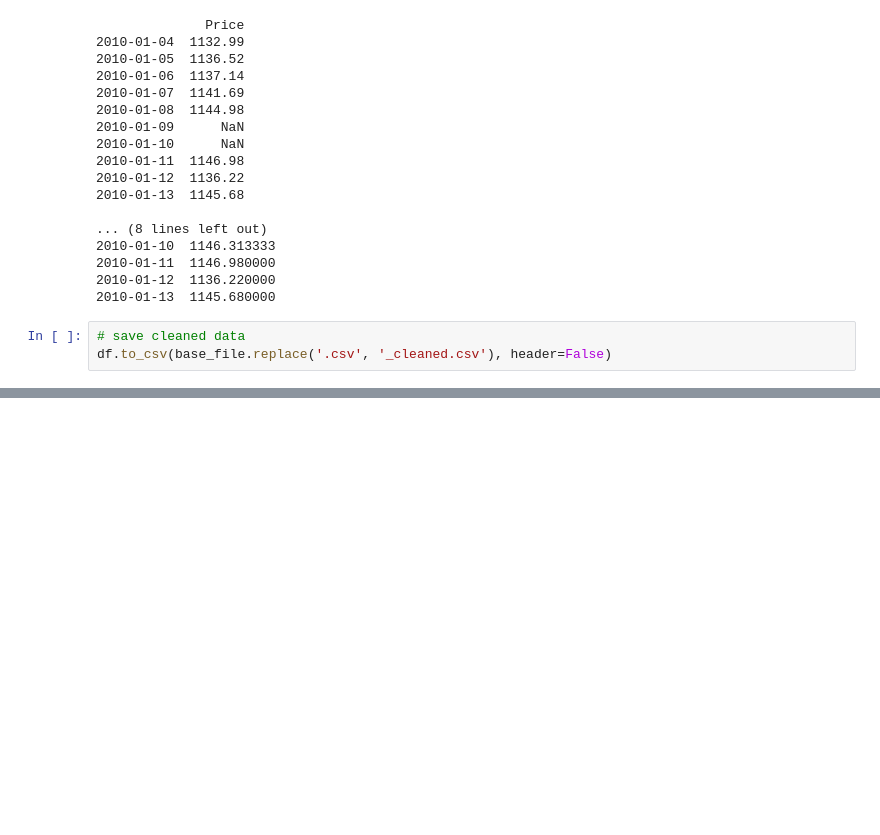
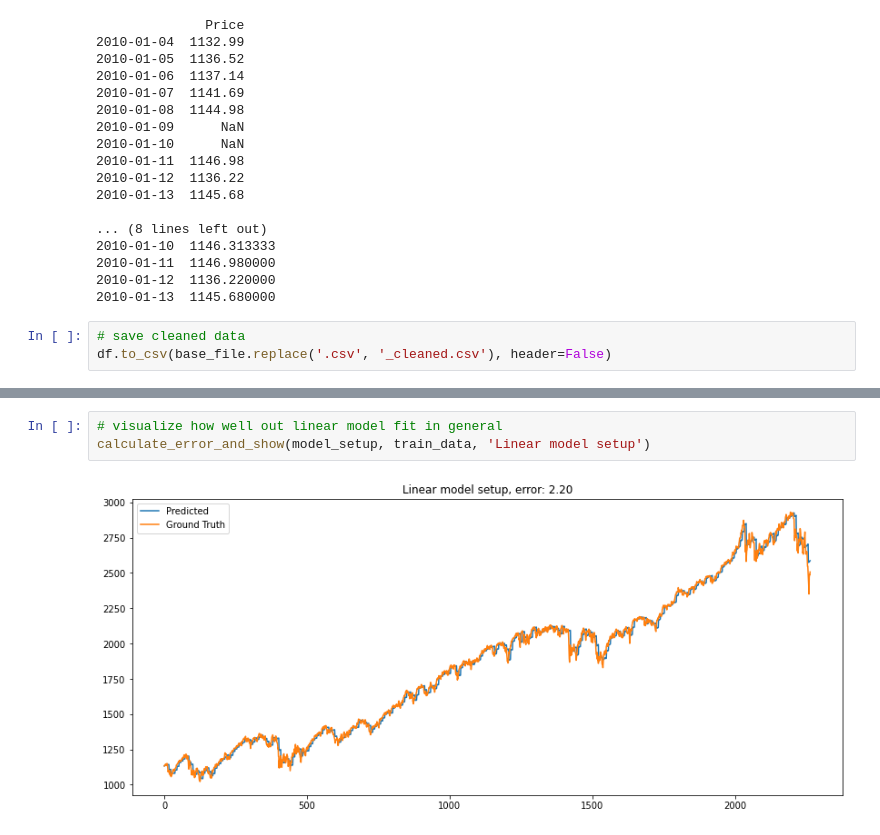
Before and after one commit to ikhlestov/data_mining, a Jupyter notebook: lr_1/time_series.ipynb, the cells around one changed output, grey strips where cells are left out. Cells and saved outputs as stored; diff of their text form; blank space fills up the shorter version.

```diff
--- a/lr_1/time_series.ipynb
+++ b/lr_1/time_series.ipynb
@@ -183,0 +232,5 @@ plot(df_debug['m1'])
+# %%
+# visualize how well out linear model fit in general
+calculate_error_and_show(model_setup, train_data, 'Linear model setup')
+# %% [output]
+[figure, added]
```
Also changed, not shown: parts of 18 cells of this notebook, 6 other files.
